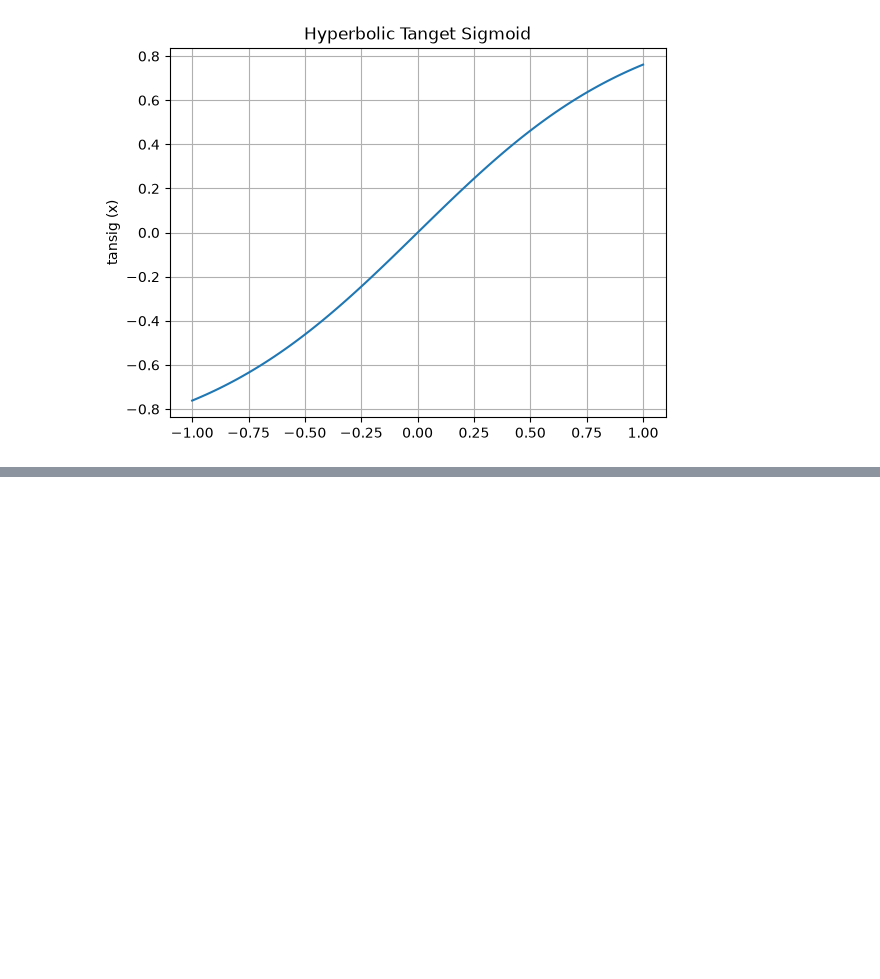
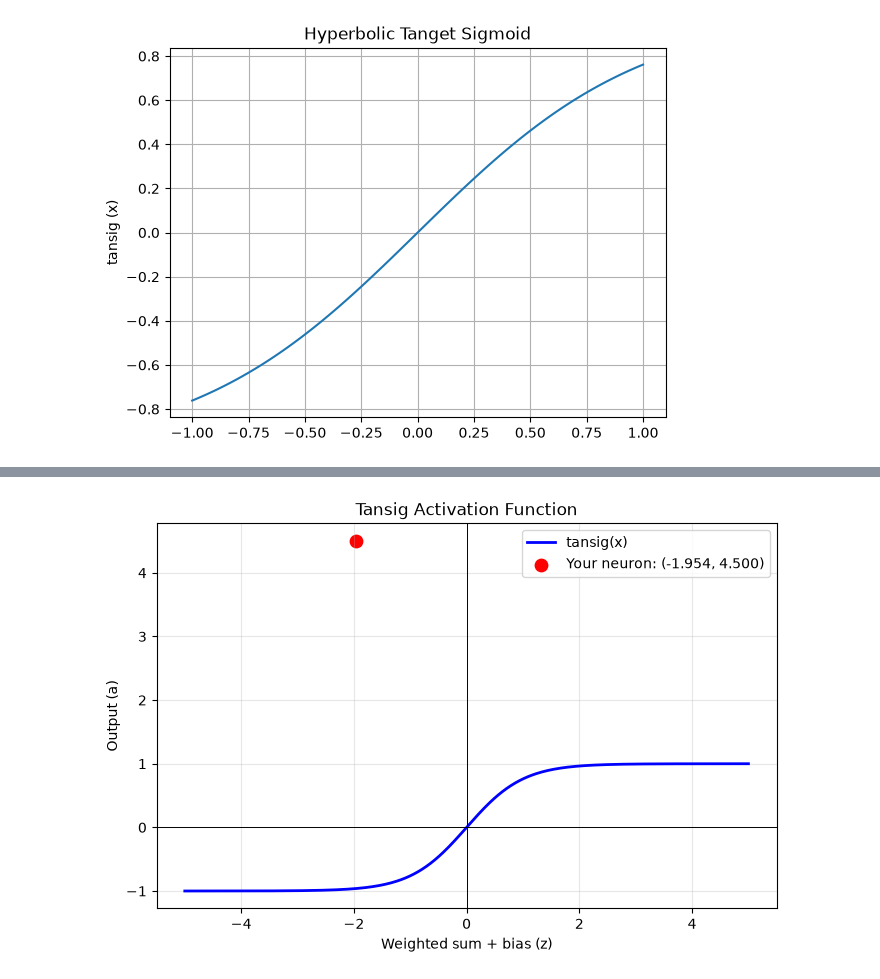
Before and after one commit to engineer-e/Neural-Network, a Jupyter notebook: Neural_Network_Design_2e/code/js/nn/02.ipynb, the cells around one changed output, grey strips where cells are left out. Drawn from its saved outputs; the diff is of its cells as text; code cells hidden in the pictures; blank space fills up the shorter version.

```diff
--- a/Neural_Network_Design_2e/code/js/nn/02.ipynb
+++ b/Neural_Network_Design_2e/code/js/nn/02.ipynb
@@ -328,0 +429,23 @@ plt.show()
+# %%
+
+import numpy as np
+import matplotlib.pyplot as plt
+
+
+x = np.linspace(-5, 5, 400)
+y = tansig(x)
+
+plt.figure(figsize=(8, 5))
+plt.plot(x, y, color="blue", linewidth=2, label="tansig(x)")
+plt.axhline(0, color="black", linewidth=0.7)
+plt.axvline(0, color="black", linewidth=0.7)
+plt.scatter([Wp_add_b], [a], color="red", s=80,
+            label=f"Your neuron: ({Wp_add_b:.3f}, {a:.3f})")
+plt.xlabel("Weighted sum + bias (z)")
+plt.ylabel("Output (a)")
+plt.title("Tansig Activation Function")
+plt.grid(True, alpha=0.3)
+plt.legend()
+plt.show()
+# %% [output]
+[figure, added]
```
Also changed, not shown: parts of 25 cells of this notebook, 4 other files.
